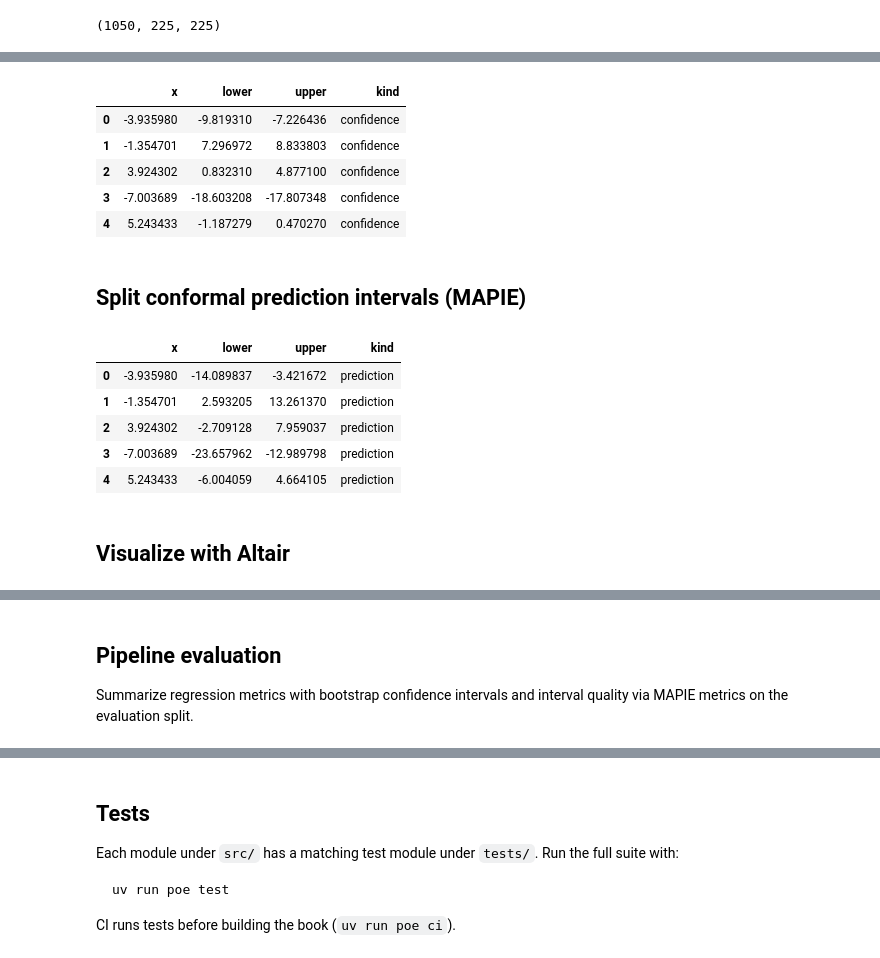
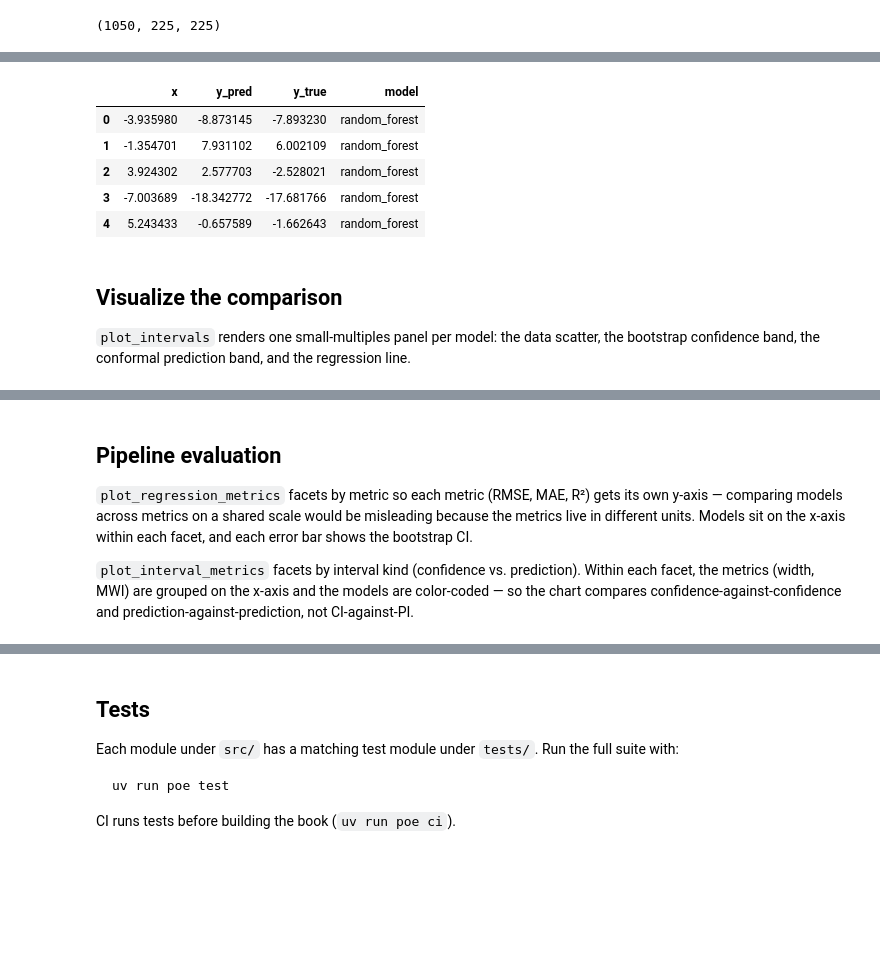
Before and after one commit to ELC/jupyter-book-template, a Jupyter notebook: book/chapters/03_using_src_code.ipynb, the cells around one changed output, grey strips where cells are left out. Cells and saved outputs as stored; diff of their text form; code cells hidden in the pictures; blank space fills up the shorter version.

```diff
--- a/book/chapters/03_using_src_code.ipynb
+++ b/book/chapters/03_using_src_code.ipynb
@@ -40,21 +36,9 @@ from visualization import (
 # %% [markdown]
 ## Generate synthetic data
 # %%
-settings = Settings(
-    n_samples=1500,
-    seed=0,
-    noise_heteroscedasticity=20,
-    n_estimators=200,
-    max_depth=5,
-    n_resamples=200,
-    bootstrap_n_jobs=-1,
-)
-
-# Opt into parallelism only when you own the machine (Binder/CI default to 1 job).
-# settings = settings.model_copy(update={"bootstrap_n_jobs": -1})
-
+settings = Settings(n_samples=5000, seed=0, svm_gamma=0.025)
 data = generate_dataset(settings)
-TrainingData.validate(data)
+data.head()
 # %% [output]
 |  | x | y |
 | 0 | 2.739234 | 6.373780 |
@@ -100,0 +77,3 @@ call site -- nothing downstream needs to know.
+# %%
+random_forest_pipeline = regression_pipeline(random_forest_regressor(settings), settings)
+random_forest_pipeline
@@ -100,0 +89,3 @@ call site -- nothing downstream needs to know.
+# %%
+svm_pipeline = regression_pipeline(svm_regressor(settings), settings)
+svm_pipeline
@@ -101,3 +102,8 @@ call site -- nothing downstream needs to know.
 # %%
-model = fit_pipeline(split_data, pipeline)
-predictions = predict(model, split_data)
+regressors = MultiRegressor(
+    estimators=[
+        (ModelKind.RANDOM_FOREST.value, random_forest_pipeline),
+        (ModelKind.SVM.value, svm_pipeline),
+    ],
+)
+regressors
@@ -110,26 +141,16 @@ per-`x` quantiles of the resulting predictions. This estimates uncertainty in
 # %%
-ci = bootstrap_confidence_intervals(pipeline, split_data, settings)
-ci.head()
+report = compare_models(split_data, regressors, settings)
+report.predictions.head()
 # %% [output]
-|  | x | lower | upper | kind |
-| 0 | -3.935980 | -9.819310 | -7.226436 | confidence |
-| 1 | -1.354701 | 7.296972 | 8.833803 | confidence |
-| 2 | 3.924302 | 0.832310 | 4.877100 | confidence |
-| 3 | -7.003689 | -18.603208 | -17.807348 | confidence |
-| 4 | 5.243433 | -1.187279 | 0.470270 | confidence |
+|  | x | y_pred | y_true | model |
+| 0 | -3.935980 | -8.873145 | -7.893230 | random_forest |
+| 1 | -1.354701 | 7.931102 | 6.002109 | random_forest |
+| 2 | 3.924302 | 2.577703 | -2.528021 | random_forest |
+| 3 | -7.003689 | -18.342772 | -17.681766 | random_forest |
+| 4 | 5.243433 | -0.657589 | -1.662643 | random_forest |
 # %% [markdown]
-## Split conformal prediction intervals (MAPIE)
+## Visualize the comparison
+
+`plot_intervals` renders one small-multiples panel per model: the data scatter,
+the bootstrap confidence band, the conformal prediction band, and the regression line.
-# %%
-conformal_model = fit_conformal(split_data, pipeline, settings)
-pi = conformal_intervals(conformal_model, split_data)
-pi.head()
-# %% [output]
-|  | x | lower | upper | kind |
-| 0 | -3.935980 | -14.089837 | -3.421672 | prediction |
-| 1 | -1.354701 | 2.593205 | 13.261370 | prediction |
-| 2 | 3.924302 | -2.709128 | 7.959037 | prediction |
-| 3 | -7.003689 | -23.657962 | -12.989798 | prediction |
-| 4 | 5.243433 | -6.004059 | 4.664105 | prediction |
-# %% [markdown]
-## Visualize with Altair
 # %%
@@ -139,4 +160,11 @@ plot_intervals(data, predictions, ci, pi)
 # %% [markdown]
 ## Pipeline evaluation
 
-Summarize regression metrics with bootstrap confidence intervals and interval quality via MAPIE metrics on the evaluation split.
+`plot_regression_metrics` facets by metric so each metric (RMSE, MAE, R²) gets its own y-axis —
+comparing models across metrics on a shared scale would be misleading because the metrics live in
+different units. Models sit on the x-axis within each facet, and each error bar shows the
+bootstrap CI.
+
+`plot_interval_metrics` facets by interval kind (confidence vs. prediction). Within each facet,
+the metrics (width, MWI) are grouped on the x-axis and the models are color-coded — so the chart
+compares confidence-against-confidence and prediction-against-prediction, not CI-against-PI.
```
Also changed, not shown: parts of 16 cells of this notebook, 28 other files.
